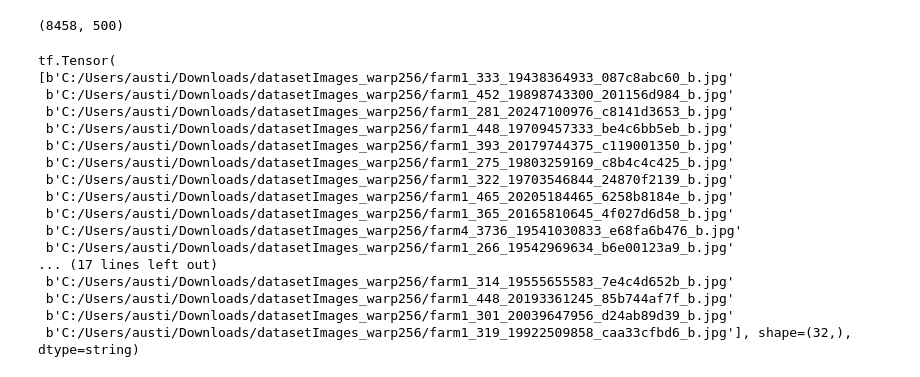
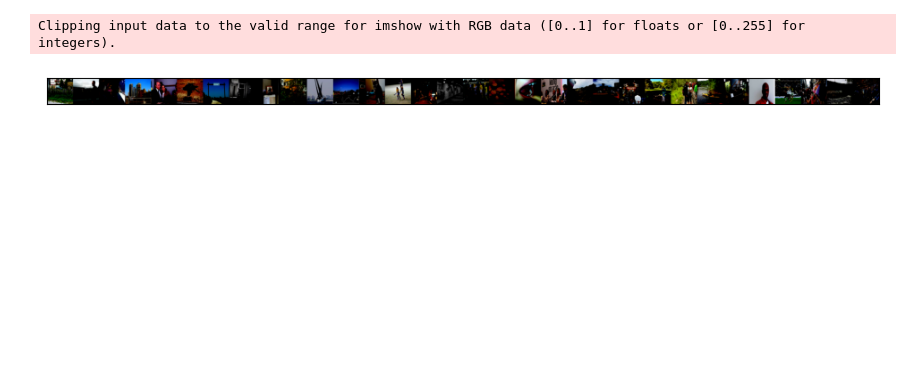
Before and after one commit to Skynse/terra-ml, a Jupyter notebook: train.ipynb, the cells around one changed output. Drawn from its saved outputs; the diff is of its cells as text; code cells hidden in the pictures; blank space fills up the shorter version.

```diff
--- a/train.ipynb
+++ b/train.ipynb
@@ -105,10 +88,12 @@ def show_example(img: tf.Tensor, label):
     plt.show()
 # %%
-def show_batch(dl):
-    for images, labels in dl:
+def show_batch(dataset):
+    for images, labels in dataset.take(1):
         fig, ax = plt.subplots(figsize=(12, 12))
-        ax.set_xticks([]); ax.set_yticks([])
-        ax.imshow(tf.keras.preprocessing.image.array_to_img(images[0]))
+        ax.set_xticks([])
+        ax.set_yticks([])
+        images = tf.concat(tf.unstack(images, axis=0), axis=1)  # Concatenate images horizontally
+        ax.imshow(images)
         break
 # %%
 show_example(*aadb[0])
@@ -120,36 +103,2 @@ len(aadb)
 [figure]
 8958
-# %%
-val_size = 500
-train_size = len(aadb) - val_size
-
-#train_ds, val_ds = random_split(aadb, [train_size, val_size])
-train_ds, val_ds = tf.data.Dataset.from_tensor_slices(aadb.files[:train_size]), tf.data.Dataset.from_tensor_slices(aadb.files[train_size:])
-len(train_ds), len(val_ds)
-# %% [output]
-(8458, 500)
-# %%
-train_dl = train_ds.batch(batch_size=batch_size, drop_remainder=True, ).prefetch(buffer_size=tf.data.experimental.AUTOTUNE)
-val_dl = val_ds.batch(batch_size=batch_size, drop_remainder=True).prefetch(buffer_size=tf.data.experimental.AUTOTUNE)
-
-for i in train_dl.take(2):
-    print(i)
-    break
-# %% [output]
-tf.Tensor(
-[b'C:/Users/austi/Downloads/datasetImages_warp256/farm1_333_19438364933_087c8abc60_b.jpg'
- b'C:/Users/austi/Downloads/datasetImages_warp256/farm1_452_19898743300_201156d984_b.jpg'
- b'C:/Users/austi/Downloads/datasetImages_warp256/farm1_281_20247100976_c8141d3653_b.jpg'
- b'C:/Users/austi/Downloads/datasetImages_warp256/farm1_448_19709457333_be4c6bb5eb_b.jpg'
- b'C:/Users/austi/Downloads/datasetImages_warp256/farm1_393_20179744375_c119001350_b.jpg'
- b'C:/Users/austi/Downloads/datasetImages_warp256/farm1_275_19803259169_c8b4c4c425_b.jpg'
- b'C:/Users/austi/Downloads/datasetImages_warp256/farm1_322_19703546844_24870f2139_b.jpg'
- b'C:/Users/austi/Downloads/datasetImages_warp256/farm1_465_20205184465_6258b8184e_b.jpg'
- b'C:/Users/austi/Downloads/datasetImages_warp256/farm1_365_20165810645_4f027d6d58_b.jpg'
- b'C:/Users/austi/Downloads/datasetImages_warp256/farm4_3736_19541030833_e68fa6b476_b.jpg'
- b'C:/Users/austi/Downloads/datasetImages_warp256/farm1_266_19542969634_b6e00123a9_b.jpg'
-... (17 lines left out)
- b'C:/Users/austi/Downloads/datasetImages_warp256/farm1_314_19555655583_7e4c4d652b_b.jpg'
- b'C:/Users/austi/Downloads/datasetImages_warp256/farm1_448_20193361245_85b744af7f_b.jpg'
- b'C:/Users/austi/Downloads/datasetImages_warp256/farm1_301_20039647956_d24ab89d39_b.jpg'
- b'C:/Users/austi/Downloads/datasetImages_warp256/farm1_319_19922509858_caa33cfbd6_b.jpg'], shape=(32,), dtype=string)
@@ -183 +105,28 @@ class RankLoss(tf.Module):
+# %%
+
+
+#train_ds, val_ds = random_split(aadb, [train_size, val_size])
+#train_ds, val_ds = tf.data.Dataset.from_tensor_slices(aadb.files[:train_size]), tf.data.Dataset.from_tensor_slices(aadb.files[train_size:])
+val_size = 500
+train_size = len(aadb.files) - val_size
+
+train_ds = tf.data.Dataset.from_generator(
+    lambda: aadb,
+    output_types=(tf.float32, tf.float32),
+    output_shapes=((256, 256, 3), (12,))
+).take(train_size)
+
+val_ds = tf.data.Dataset.from_generator(
+    lambda: aadb,
+    output_types=(tf.float32, tf.float32),
+    output_shapes=((256, 256, 3), (12,))
+).skip(train_size)
+
+train_ds = train_ds.batch(batch_size).prefetch(tf.data.experimental.AUTOTUNE)
+val_ds = val_ds.batch(batch_size).prefetch(tf.data.experimental.AUTOTUNE)
+
+show_batch(train_ds)
+# %% [output]
+Clipping input data to the valid range for imshow with RGB data ([0..1] for floats or [0..255] for integers).
+[figure, added]
 # %%
```
Also changed, not shown: parts of 12 cells of this notebook.
